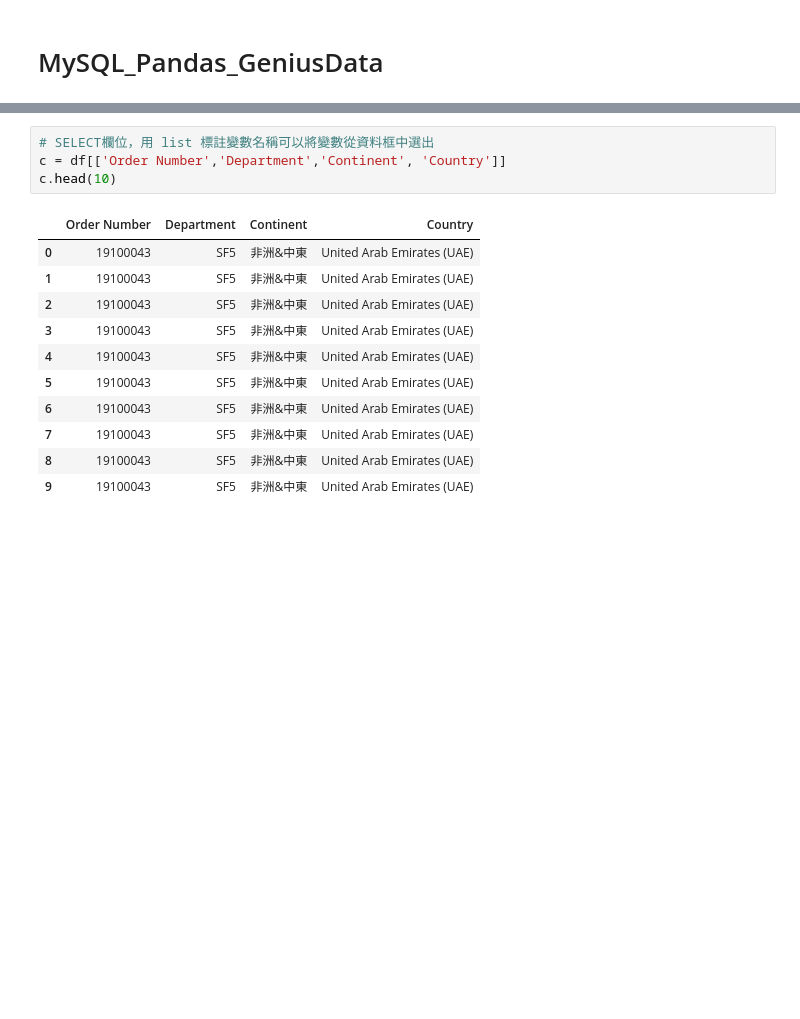
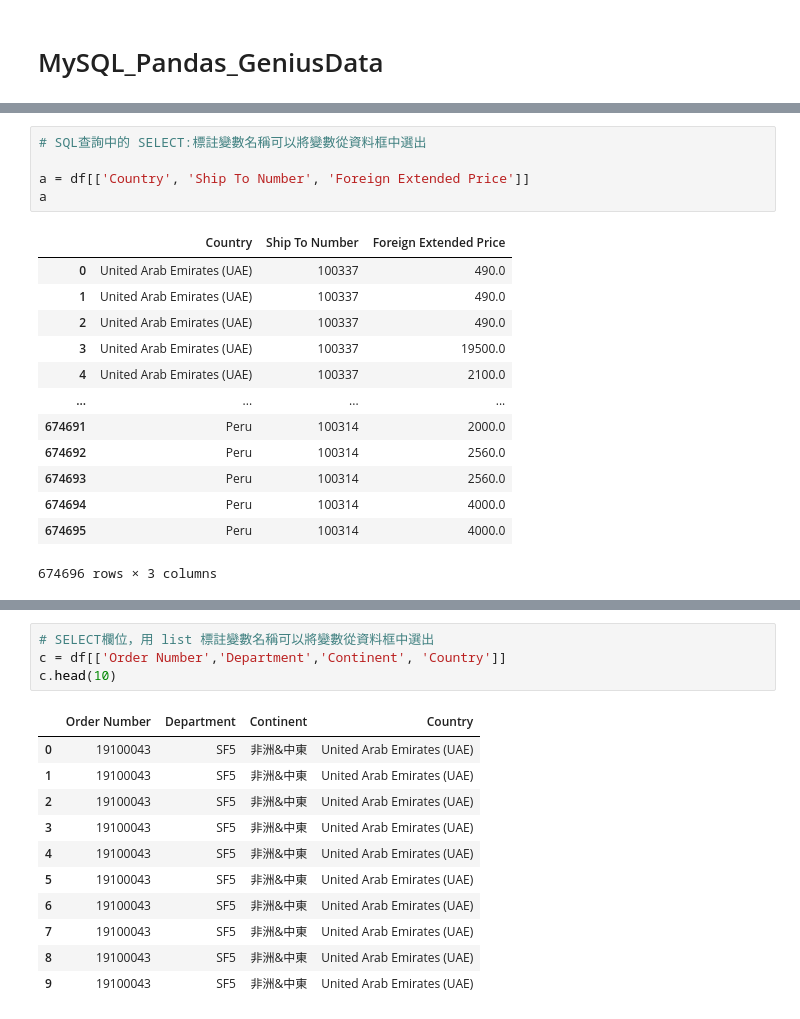
Before and after one commit to ricky4235/Python, a Jupyter notebook: 2_DataAnalysis/IPNB/Test01_GeniusData.ipynb, the cells around one changed output, grey strips where cells are left out. Saved outputs shown, nothing was run; the diff lists cells and outputs as text; blank space fills up the shorter version.

```diff
--- a/2_DataAnalysis/IPNB/Test01_GeniusData.ipynb
+++ b/2_DataAnalysis/IPNB/Test01_GeniusData.ipynb
@@ -54,0 +38,19 @@ a
+# %%
+# SQL查詢中的 SELECT:標註變數名稱可以將變數從資料框中選出
+
+a = df[['Country', 'Ship To Number', 'Foreign Extended Price']]
+a
+# %% [output]
+|  | Country | Ship To Number | Foreign Extended Price |
+| 0 | United Arab Emirates (UAE) | 100337 | 490.0 |
+| 1 | United Arab Emirates (UAE) | 100337 | 490.0 |
+| 2 | United Arab Emirates (UAE) | 100337 | 490.0 |
+| 3 | United Arab Emirates (UAE) | 100337 | 19500.0 |
+| 4 | United Arab Emirates (UAE) | 100337 | 2100.0 |
+| ... | ... | ... | ... |
+| 674691 | Peru | 100314 | 2000.0 |
+| 674692 | Peru | 100314 | 2560.0 |
+| 674693 | Peru | 100314 | 2560.0 |
+| 674694 | Peru | 100314 | 4000.0 |
+| 674695 | Peru | 100314 | 4000.0 |
+674696 rows × 3 columns
```
Also changed, not shown: parts of 11 cells of this notebook, 9 other files.
